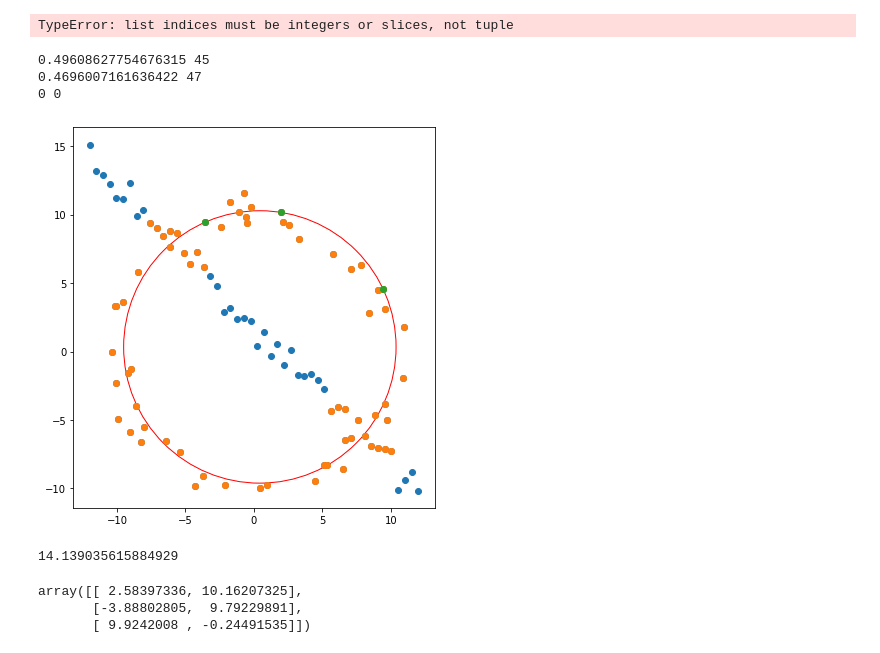
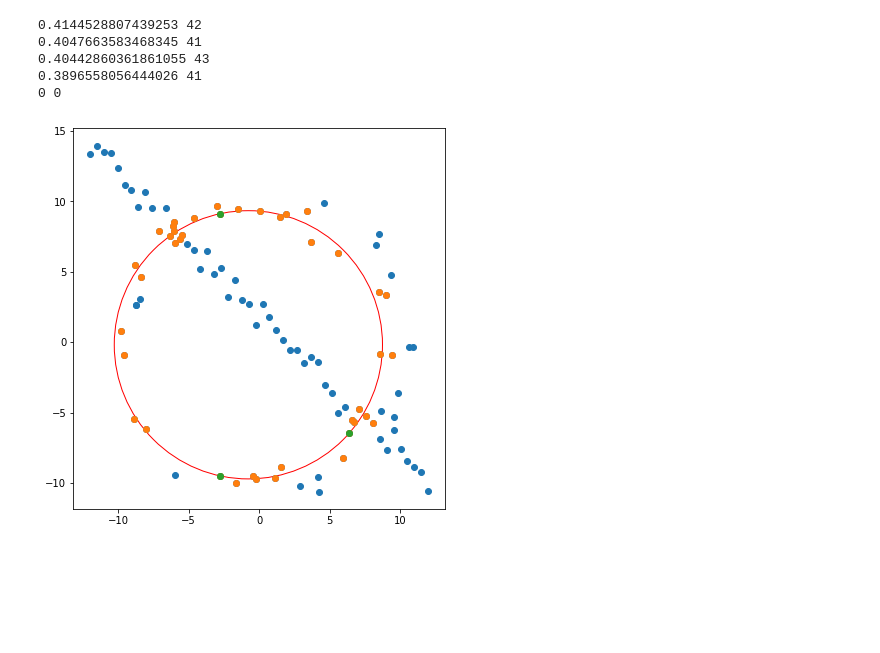
Before and after one commit to Kithdara/Assignments, a Jupyter notebook: Assignment_2.ipynb, the cells around one changed output. Drawn from its saved outputs; the diff is of its cells as text; code cells hidden in the pictures; blank space fills up the shorter version.

```diff
--- a/Assignment_2.ipynb
+++ b/Assignment_2.ipynb
@@ -20,11 +20,6 @@ def shrtDis(p,x,y,r):
     import numpy as np
     re= np.array(abs(((p[:,0]-x)**2+(p[:,1]-y)**2)**0.5-r))
     return re
-# %%
-x,y,r=modelCircle([-3,-2],[2,3],[1,0])
-shrtDis([-2,0],x,y,r)
-# %% [output]
-TypeError: list indices must be integers or slices, not tuple
 # %%
 import numpy as np
 from scipy . optimize import minimize
@@ -57,53 +52,44 @@ X = np . vstack ( ( X_circ , X_line ) )
 best=np.Infinity
 v,m,R,ranL=0,0,0,[]
 
-for i in range(40):
+for i in range(400):
     #L=np.random.random_integers(0,99,size=3)
     L=np.random.choice(100, size=3, replace=False)
 
 
     x,y,r=modelCircle(X[L[0]],X[L[1]],X[L[2]])
     PO=shrtDis(X,x,y,r)
-    if r>15:
+    if r>20:
         continue
     inliares=X[PO<1]
     if inliares.size>80:
 
         me=shrtDis(inliares,x,y,r)
         mean = sum(me/me.size)
         if mean < best:
             print(mean,me.size)
             best=mean
             ranL=L
 
 
 x,y,r=modelCircle(X[ranL[0]],X[ranL[1]],X[ranL[2]])
 PO=shrtDis(X,x,y,r)
-bestInlier=X[PO<3]
+bestInlier=X[PO<1]
 fig,ax=plt.subplots(figsize=(7,7))
 
 c=plt.Circle((x,y),r,fill=False)
 c.set_color("r")
 ax.set_aspect( 1 )
 ax.add_artist( c )
 ax.scatter(X[:,0],X[:,1])
 ax.scatter(bestInlier[:,0],bestInlier[:,1])
 Y=np.vstack((X[ranL[0]],X[ranL[1]],X[ranL[2]]))
 ax.scatter(Y[:,0],Y[:,1])
 print(v,m)
 # %% [output]
-0.49608627754676315 45
-0.4696007161636422 47
+0.4144528807439253 42
+0.4047663583468345 41
+0.40442860361861055 43
+0.3896558056444026 41
 0 0
-[figure, old version]
+[figure, new version]
-# %%
-print(R)
-# %% [output]
-14.139035615884929
-# %%
-Y=np.vstack((X[ranL[0]],X[ranL[1]],X[ranL[2]]))
-Y
-# %% [output]
-array([[ 2.58397336, 10.16207325],
-       [-3.88802805,  9.79229891],
-       [ 9.9242008 , -0.24491535]])
```
Also changed, not shown: parts of 4 cells of this notebook.
